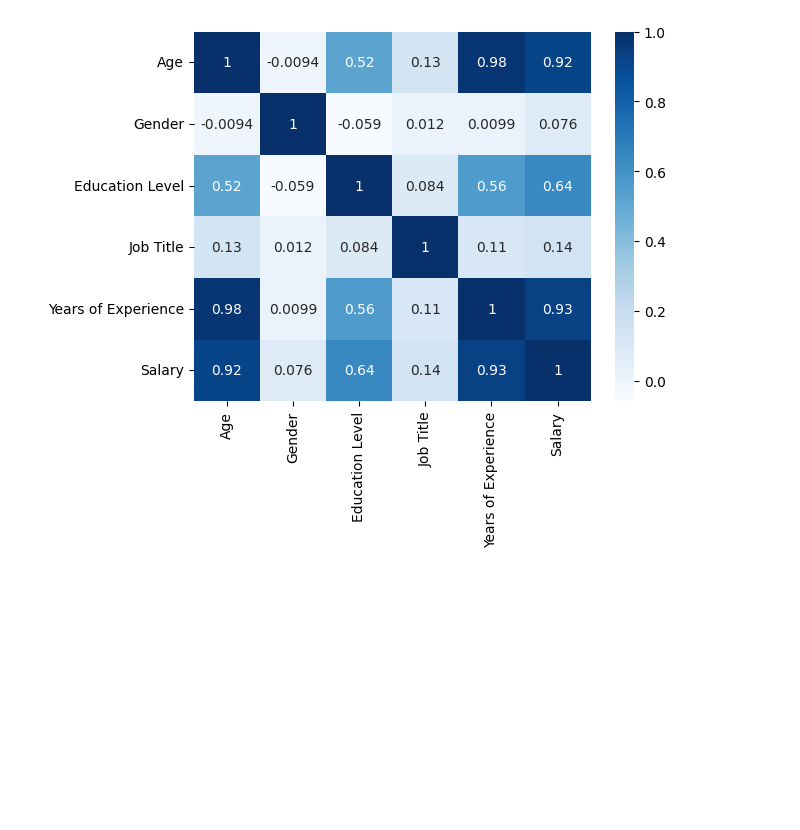
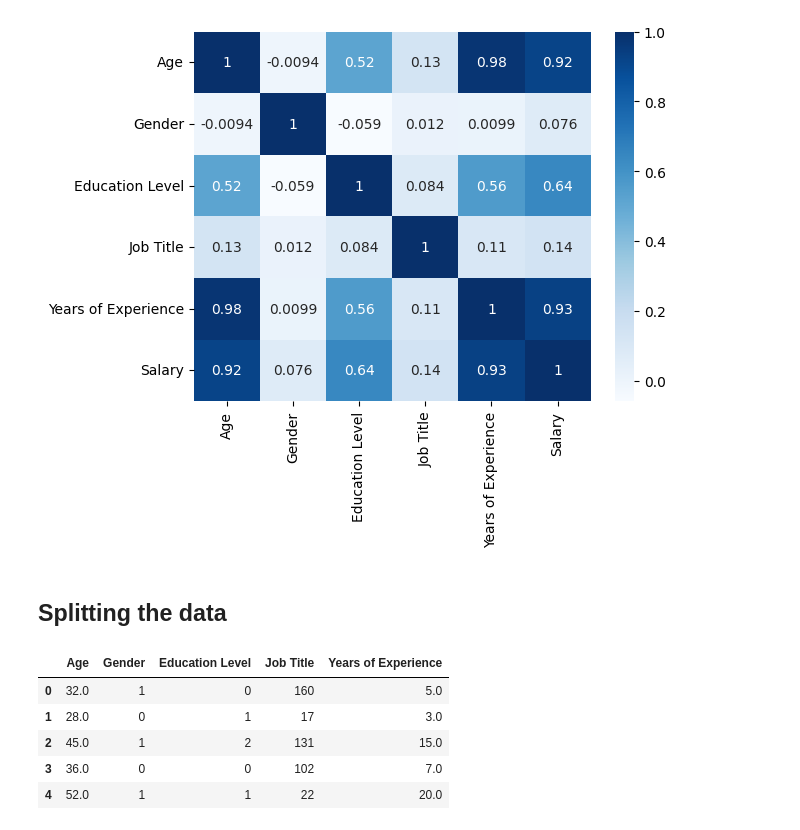
Before and after one commit to aryancodes12/Advance-Machine-Learning, a Jupyter notebook: salary_predictor.ipynb, the cells around one changed output. Drawn from its saved outputs; the diff is of its cells as text; code cells hidden in the pictures; blank space fills up the shorter version.

Commit message:
splitting data for model training

```diff
--- a/salary_predictor.ipynb
+++ b/salary_predictor.ipynb
@@ -386,3 +386,18 @@ sns.heatmap(data.corr(), annot = True, cmap = 'Blues')
 plt.show()
 # %% [output]
 [figure]
+# %% [markdown]
+## Splitting the data
+# %%
+#Splitting the data into features and target variable
+X = data.drop("Salary", axis = 1)
+y = data["Salary"]
+# %%
+X.head()
+# %% [output]
+|  | Age | Gender | Education Level | Job Title | Years of Experience |
+| 0 | 32.0 | 1 | 0 | 160 | 5.0 |
+| 1 | 28.0 | 0 | 1 | 17 | 3.0 |
+| 2 | 45.0 | 1 | 2 | 131 | 15.0 |
+| 3 | 36.0 | 0 | 0 | 102 | 7.0 |
+| 4 | 52.0 | 1 | 1 | 22 | 20.0 |
```
Also changed, not shown: parts of 4 cells of this notebook.
